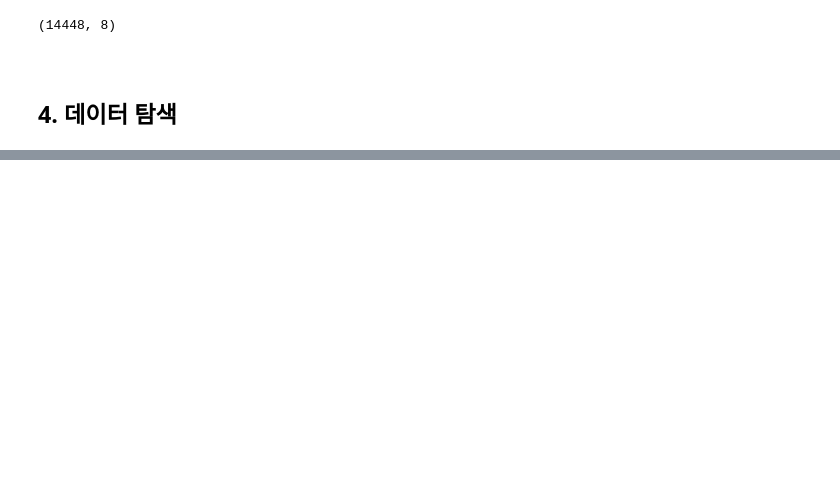
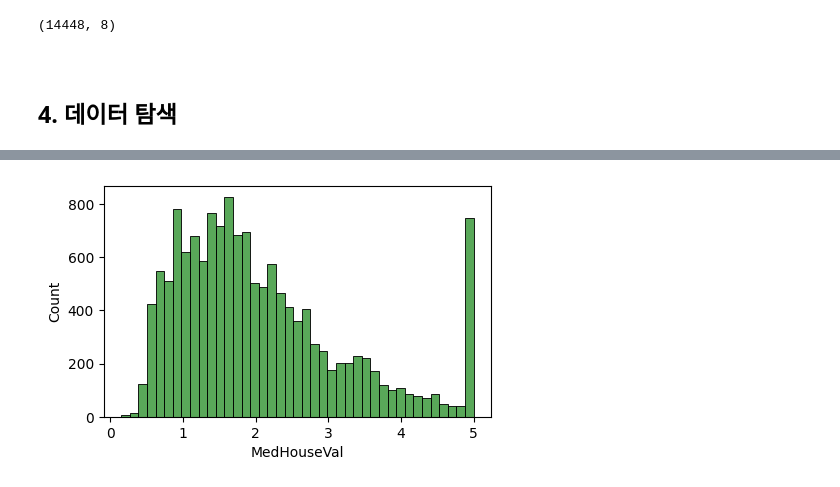
Before and after one commit to woplnc/ds2025s, a Jupyter notebook: project1.ipynb, the cells around one changed output, grey strips where cells are left out. Cells and saved outputs as stored; diff of their text form; code cells hidden in the pictures; blank space fills up the shorter version.

```diff
--- a/project1.ipynb
+++ b/project1.ipynb
@@ -190,0 +180,7 @@ df_train.describe()
+# %%
+# 중위 주택 가격에 대한 분포
+plt.figure(figsize=(5, 3))
+sns.histplot(df_train['MedHouseVal'], color='forestgreen')
+plt.show()
+# %% [output]
+[figure, added]
```
Also changed, not shown: parts of 22 cells of this notebook, 10 other files.
